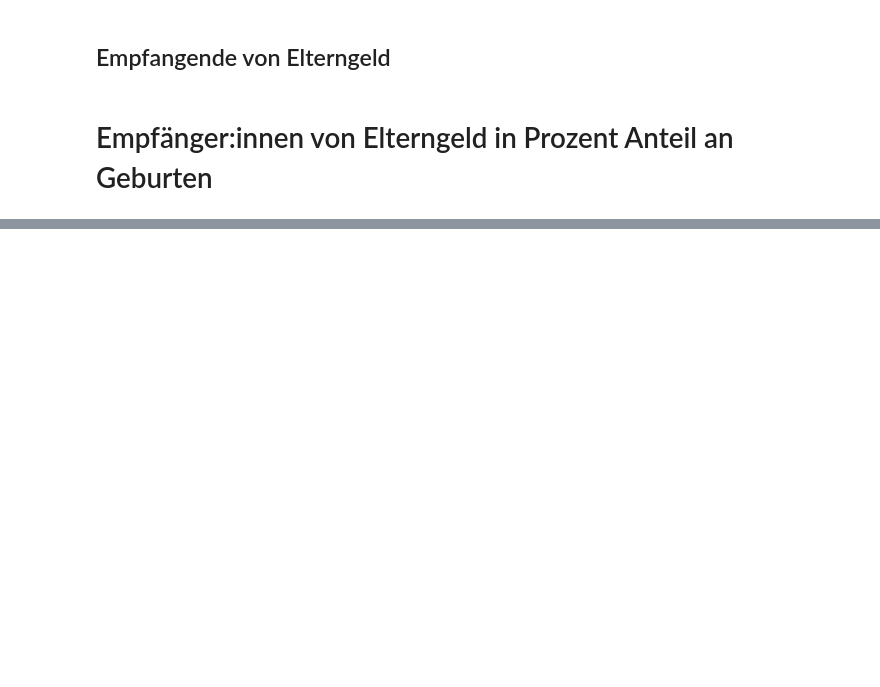
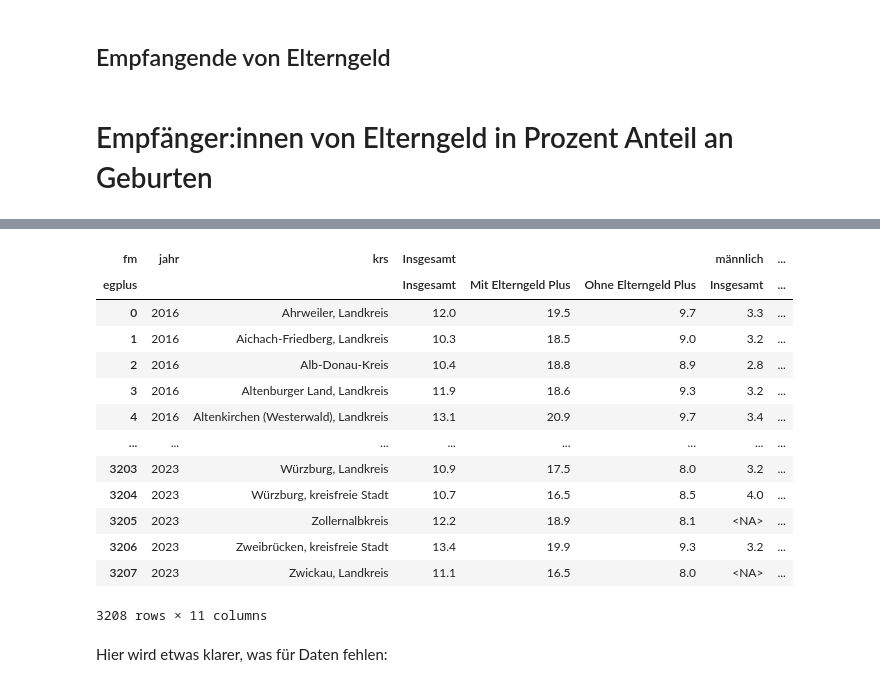
Before and after one commit to andmbg/elternsein, a Jupyter notebook: notebooks/scratch.ipynb, the cells around one changed output, grey strips where cells are left out. Drawn from its saved outputs; the diff is of its cells as text; code cells hidden in the pictures; blank space fills up the shorter version.

```diff
--- a/notebooks/scratch.ipynb
+++ b/notebooks/scratch.ipynb
@@ -166,0 +177,7 @@ fig.show()
+# %%
+df_dauer_krs = pd.read_parquet("../data/processed/eg_dauer.parquet")
+
+# viele heute eingestellte Kreise mit fehlenden Daten; entfernen:
+df_dauer_krs = df_dauer_krs.dropna(subset="monate")
+
+df_dauer_krs
@@ -166,0 +198,21 @@ fig.show()
+# %%
+# Geschlecht und EG-Plus zu Spalten machen:
+dd_piv = df_dauer_krs.pivot(index=["jahr", "krs"], columns=["fm", "egplus"], values="monate").reset_index()
+dd_piv
+# %% [output]
+| fm | jahr | krs | Insgesamt |  |  | männlich | ... |
+| egplus |  |  | Insgesamt | Mit Elterngeld Plus | Ohne Elterngeld Plus | Insgesamt | ... |
+| 0 | 2016 | Ahrweiler, Landkreis | 12.0 | 19.5 | 9.7 | 3.3 | ... |
+| 1 | 2016 | Aichach-Friedberg, Landkreis | 10.3 | 18.5 | 9.0 | 3.2 | ... |
+| 2 | 2016 | Alb-Donau-Kreis | 10.4 | 18.8 | 8.9 | 2.8 | ... |
+| 3 | 2016 | Altenburger Land, Landkreis | 11.9 | 18.6 | 9.3 | 3.2 | ... |
+| 4 | 2016 | Altenkirchen (Westerwald), Landkreis | 13.1 | 20.9 | 9.7 | 3.4 | ... |
+| ... | ... | ... | ... | ... | ... | ... | ... |
+| 3203 | 2023 | Würzburg, Landkreis | 10.9 | 17.5 | 8.0 | 3.2 | ... |
+| 3204 | 2023 | Würzburg, kreisfreie Stadt | 10.7 | 16.5 | 8.5 | 4.0 | ... |
+| 3205 | 2023 | Zollernalbkreis | 12.2 | 18.9 | 8.1 | <NA> | ... |
+| 3206 | 2023 | Zweibrücken, kreisfreie Stadt | 13.4 | 19.9 | 9.3 | 3.2 | ... |
+| 3207 | 2023 | Zwickau, Landkreis | 11.1 | 16.5 | 8.0 | <NA> | ... |
+3208 rows × 11 columns
+# %% [markdown]
+Hier wird etwas klarer, was für Daten fehlen:
```
Also changed, not shown: parts of 23 cells of this notebook.
